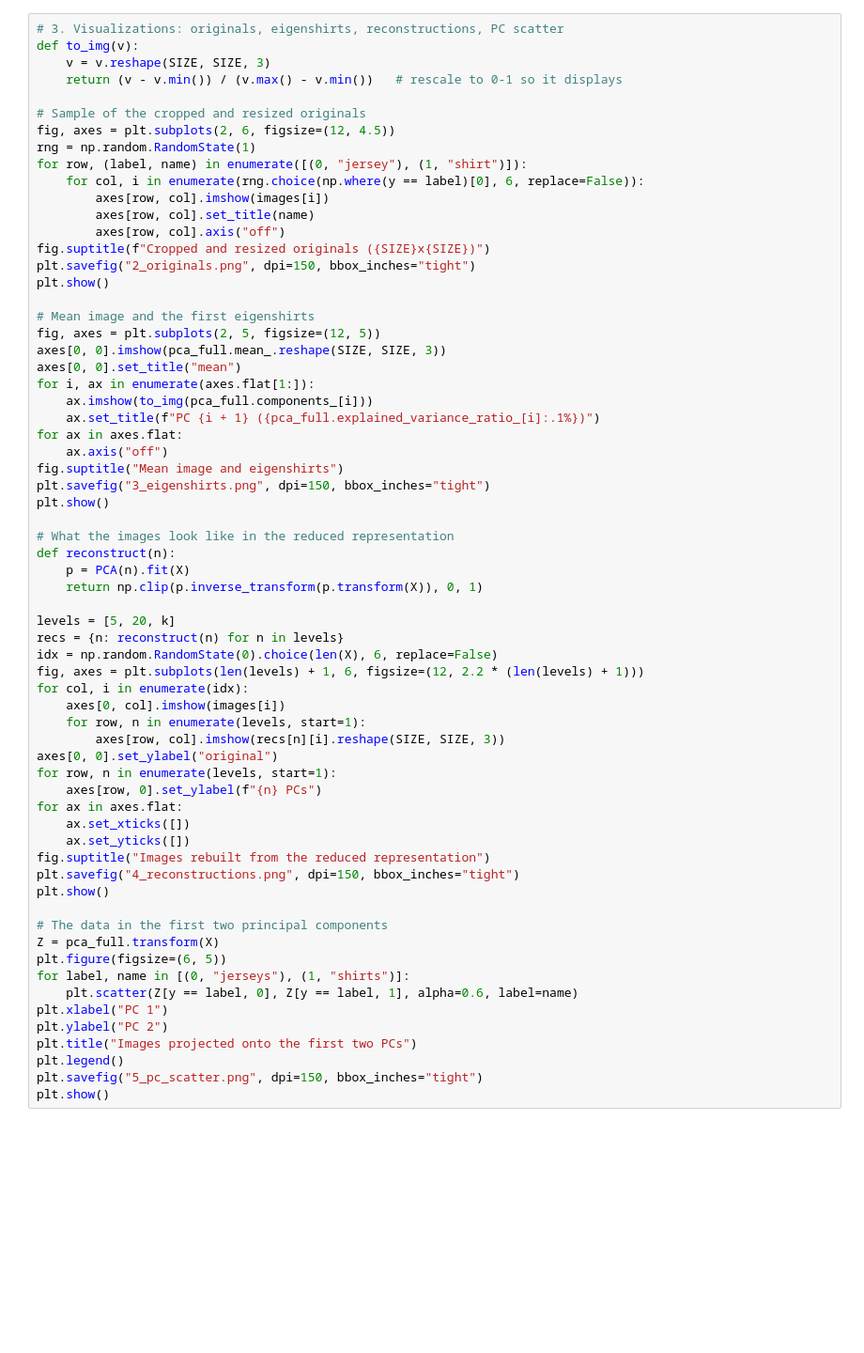
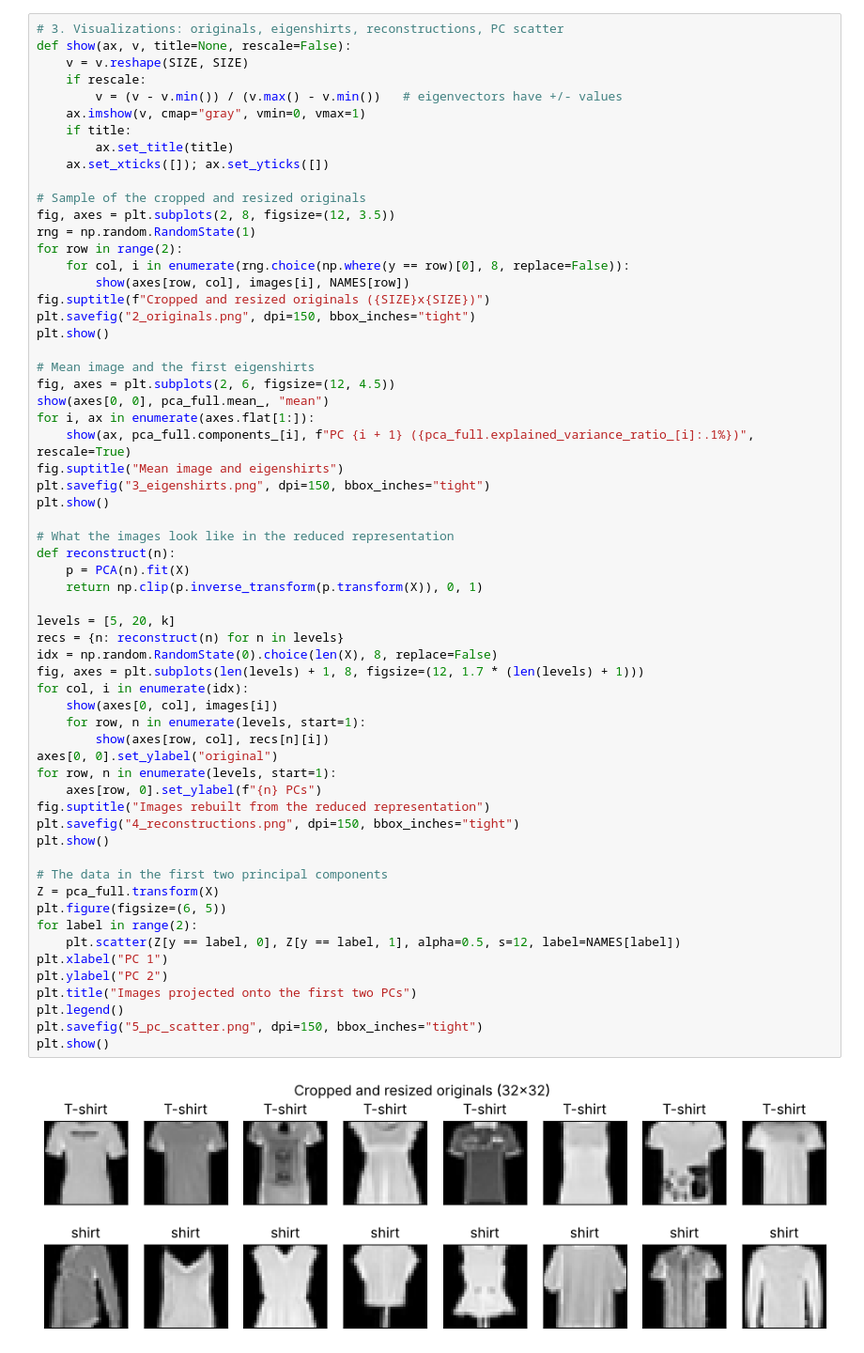
Before and after one commit to Brady-Rutherford/cs156-ml, a Jupyter notebook: PCW/PCA - Eigenshirts/eigenshirts_colab.ipynb, the cells around one changed output. Shown at 94% size. Cells and saved outputs as stored; diff of their text form; blank space fills up the shorter version.

```diff
--- a/PCW/PCA - Eigenshirts/eigenshirts_colab.ipynb
+++ b/PCW/PCA - Eigenshirts/eigenshirts_colab.ipynb
@@ -114,65 +90,63 @@ plt.show()
 # %%
 # 3. Visualizations: originals, eigenshirts, reconstructions, PC scatter
-def to_img(v):
-    v = v.reshape(SIZE, SIZE, 3)
-    return (v - v.min()) / (v.max() - v.min())   # rescale to 0-1 so it displays
+def show(ax, v, title=None, rescale=False):
+    v = v.reshape(SIZE, SIZE)
+    if rescale:
+        v = (v - v.min()) / (v.max() - v.min())   # eigenvectors have +/- values
+    ax.imshow(v, cmap="gray", vmin=0, vmax=1)
+    if title:
+        ax.set_title(title)
+    ax.set_xticks([]); ax.set_yticks([])
 
 # Sample of the cropped and resized originals
-fig, axes = plt.subplots(2, 6, figsize=(12, 4.5))
+fig, axes = plt.subplots(2, 8, figsize=(12, 3.5))
 rng = np.random.RandomState(1)
-for row, (label, name) in enumerate([(0, "jersey"), (1, "shirt")]):
-    for col, i in enumerate(rng.choice(np.where(y == label)[0], 6, replace=False)):
-        axes[row, col].imshow(images[i])
-        axes[row, col].set_title(name)
-        axes[row, col].axis("off")
+for row in range(2):
+    for col, i in enumerate(rng.choice(np.where(y == row)[0], 8, replace=False)):
+        show(axes[row, col], images[i], NAMES[row])
 fig.suptitle(f"Cropped and resized originals ({SIZE}x{SIZE})")
 plt.savefig("2_originals.png", dpi=150, bbox_inches="tight")
 plt.show()
 
 # Mean image and the first eigenshirts
-fig, axes = plt.subplots(2, 5, figsize=(12, 5))
-axes[0, 0].imshow(pca_full.mean_.reshape(SIZE, SIZE, 3))
-axes[0, 0].set_title("mean")
+fig, axes = plt.subplots(2, 6, figsize=(12, 4.5))
+show(axes[0, 0], pca_full.mean_, "mean")
 for i, ax in enumerate(axes.flat[1:]):
-    ax.imshow(to_img(pca_full.components_[i]))
-    ax.set_title(f"PC {i + 1} ({pca_full.explained_variance_ratio_[i]:.1%})")
-for ax in axes.flat:
-    ax.axis("off")
+    show(ax, pca_full.components_[i], f"PC {i + 1} ({pca_full.explained_variance_ratio_[i]:.1%})", rescale=True)
 fig.suptitle("Mean image and eigenshirts")
 plt.savefig("3_eigenshirts.png", dpi=150, bbox_inches="tight")
 plt.show()
 
 # What the images look like in the reduced representation
 def reconstruct(n):
     p = PCA(n).fit(X)
     return np.clip(p.inverse_transform(p.transform(X)), 0, 1)
 
 levels = [5, 20, k]
 recs = {n: reconstruct(n) for n in levels}
-idx = np.random.RandomState(0).choice(len(X), 6, replace=False)
-fig, axes = plt.subplots(len(levels) + 1, 6, figsize=(12, 2.2 * (len(levels) + 1)))
+idx = np.random.RandomState(0).choice(len(X), 8, replace=False)
+fig, axes = plt.subplots(len(levels) + 1, 8, figsize=(12, 1.7 * (len(levels) + 1)))
 for col, i in enumerate(idx):
-    axes[0, col].imshow(images[i])
+    show(axes[0, col], images[i])
     for row, n in enumerate(levels, start=1):
-        axes[row, col].imshow(recs[n][i].reshape(SIZE, SIZE, 3))
+        show(axes[row, col], recs[n][i])
 axes[0, 0].set_ylabel("original")
 for row, n in enumerate(levels, start=1):
     axes[row, 0].set_ylabel(f"{n} PCs")
-for ax in axes.flat:
-    ax.set_xticks([])
-    ax.set_yticks([])
 fig.suptitle("Images rebuilt from the reduced representation")
 plt.savefig("4_reconstructions.png", dpi=150, bbox_inches="tight")
 plt.show()
 
 # The data in the first two principal components
 Z = pca_full.transform(X)
 plt.figure(figsize=(6, 5))
-for label, name in [(0, "jerseys"), (1, "shirts")]:
-    plt.scatter(Z[y == label, 0], Z[y == label, 1], alpha=0.6, label=name)
+for label in range(2):
+    plt.scatter(Z[y == label, 0], Z[y == label, 1], alpha=0.5, s=12, label=NAMES[label])
 plt.xlabel("PC 1")
 plt.ylabel("PC 2")
 plt.title("Images projected onto the first two PCs")
 plt.legend()
 plt.savefig("5_pc_scatter.png", dpi=150, bbox_inches="tight")
 plt.show()
+# %% [output]
+[figure, added]
```
Also changed, not shown: parts of 7 cells of this notebook, 8 other files.
